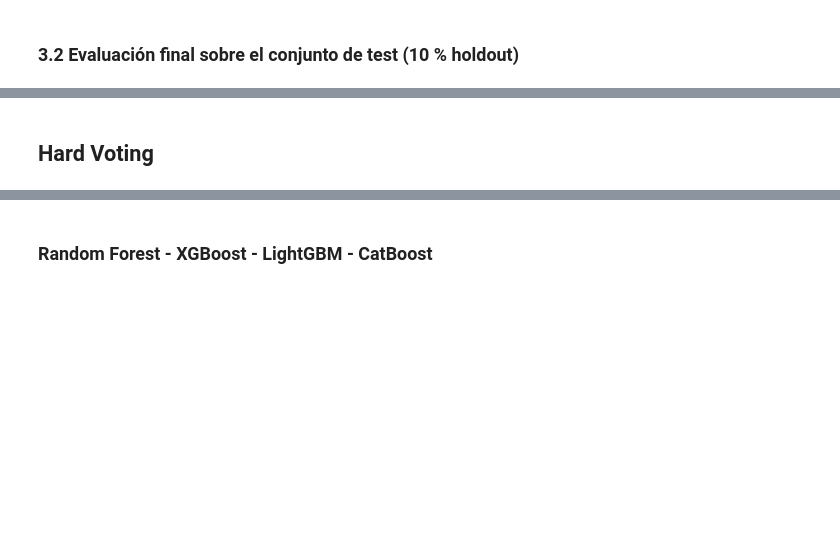
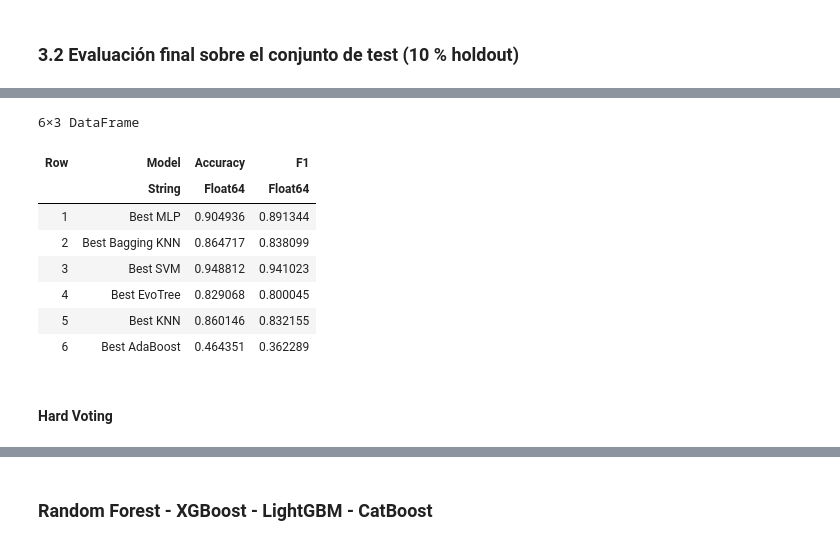
Before and after one commit to anibalsande/MAAAI, a Jupyter notebook: Practica2.ipynb, the cells around one changed output, grey strips where cells are left out. Saved outputs shown, nothing was run; the diff lists cells and outputs as text; code cells hidden in the pictures; blank space fills up the shorter version.

```diff
--- a/Practica2.ipynb
+++ b/Practica2.ipynb
@@ -1417,6 +1304,9 @@ MEJOR CONFIGURACIÓN POR TIPO DE MODELO:
 # %% [markdown]
 ### 3.2 Evaluación final sobre el conjunto de test (10 % holdout)
 # %%
+
+# MODELOS BÁSICOS SELECCIONADOS
+
 best_mlp_pipe = FilterPipelineProb(
     nothing, # Sin filtro
     Pipeline(
@@ -1444,6 +1334,8 @@ best_svm_pipe = FilterPipelineDet(
     SVC(cost=1.0)
 )
 
+# MODELOS ENSEMBLE SELECCIONADOS
+
 pipe_bagging = Pipeline(
     normalizer = MinMaxNormalizer(),
     pca        = PCA_model(variance_ratio=0.95),
@@ -1468,41 +1360,44 @@ pipe_ada = Pipeline(
 )
 
 
-final_models = Dict(
-    "Bagging KNN" => pipe_bagging,
-    "EvoTree"    => pipe_evo,
-    "AdaBoost"   => pipe_ada
+holdout_models = Dict(
+    "Best MLP"    => best_mlp_pipe,
+    "Best KNN"    => best_knn_pipe,
+    "Best SVM"    => best_svm_pipe,
+    "Best Bagging KNN" => pipe_bagging,
+    "Best EvoTree"    => pipe_evo,
+    "Best AdaBoost"   => pipe_ada
 )
 
-base_models = [model for (name, model) in final_models]
+# ENTRENAMIENTO FINAL Y EVALUACIÓN (TEST)
+println("Entrenando modelos finales con TODO el conjunto de entrenamiento:")
 
-final_machines = Dict{String, Machine}()
+trained_machines = Dict{String, Any}()
+holdout_results = DataFrame(Model=String[], Accuracy=Float64[], F1=Float64[])
 
-using MLJ
-using DataFrames
+for (name, model) in holdout_models
+    println("Procesando: $name ...")
 
-# Crear un DataFrame vacío para almacenar resultados
-test_results = DataFrame(
-    Model = String[],
-    Accuracy = Float64[],
-    F1 = Float64[],
-    Recall = Float64[]
-)
+    # 1. Entrenar con el total X_train
+    mach = machine(model, X_train, y_train)
+    fit!(mach, verbosity=0)
+    final_machines[name] = mach
 
-for (name, model) in final_models
-    # Entrenar el modelo
-    final_machines[name] = machine(model, X_train, y_train)
-    fit!(final_machines[name], verbosity=0)
+    # 2. Predecir en Test
+    y_pred = if model isa FilterPipelineDet
+        MLJ.predict(mach, X_test)
+    else
+        MLJ.predict_mode(mach, X_test)   # modelos probabilísticos
+    end
 
-    # Predecir clases
-    y_pred = predict_mode(final_machines[name], X_test)
+    # 3. Métricas
+    acc = accuracy(y_pred, y_test)
+    f1  = multiclass_f1score(y_pred, y_test)
 
-    # Calcular métricas
-    acc  = accuracy(y_pred, y_test)
+    # Guardar en DataFrame
+    push!(holdout_results, (name, acc, f1))
 
-    # Guardar resultados en el DataFrame
-    push!(test_results, (name, acc, 0, 0))
 end
 
-println(test_results)
+display(holdout_results)
 # %% [output]
@@ -1516,5 +1411,14 @@ println(test_results)
+6×3 DataFrame
+| Row | Model | Accuracy | F1 |
+|  | String | Float64 | Float64 |
+| 1 | Best MLP | 0.904936 | 0.891344 |
+| 2 | Best Bagging KNN | 0.864717 | 0.838099 |
+| 3 | Best SVM | 0.948812 | 0.941023 |
+| 4 | Best EvoTree | 0.829068 | 0.800045 |
+| 5 | Best KNN | 0.860146 | 0.832155 |
+| 6 | Best AdaBoost | 0.464351 | 0.362289 |
 # %% [markdown]
-## Hard Voting
+#### Hard Voting
 # %%
 using MLJ
 using MLJBase
```
Also changed, not shown: parts of 17 cells of this notebook.
